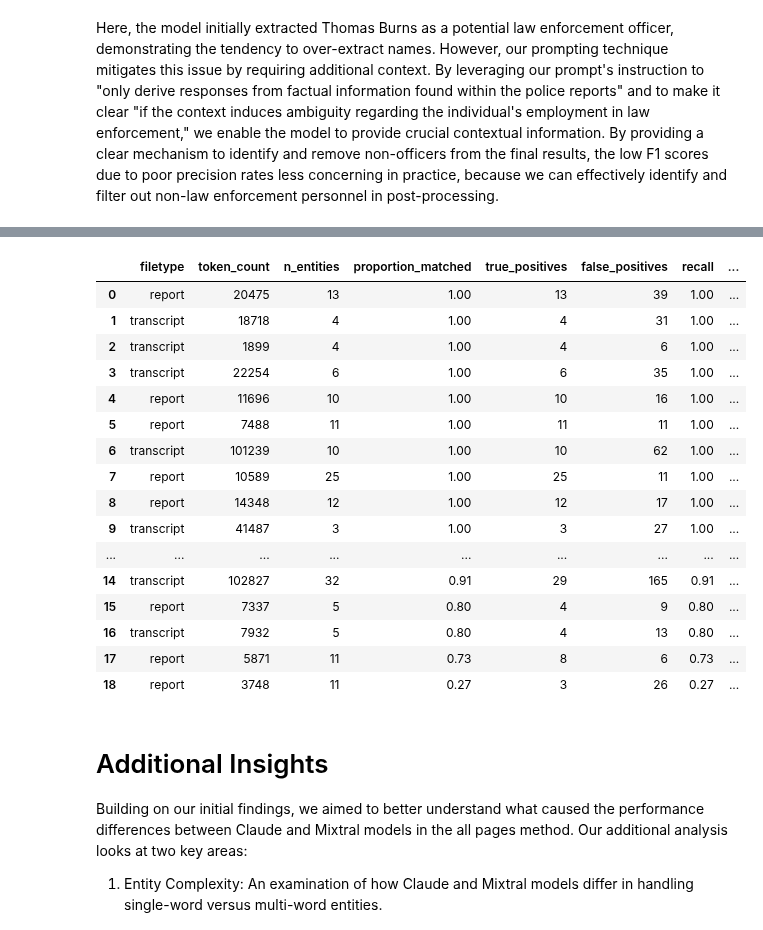
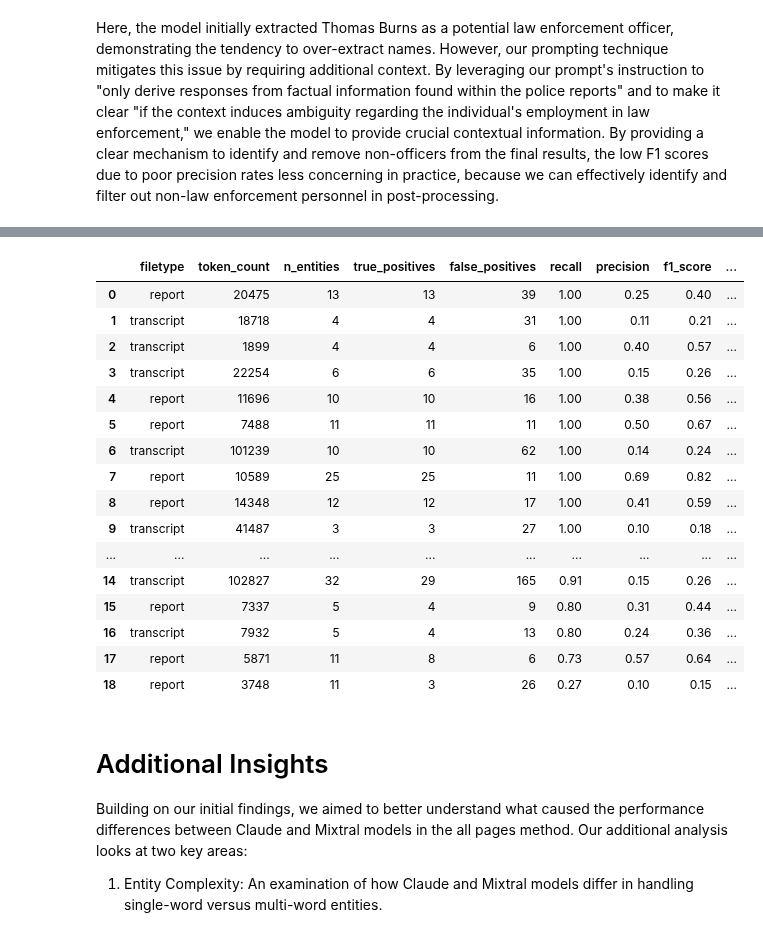
Before and after one commit to ipno-llead/US-IPNO-exonerations, a Jupyter notebook: write/HRDAG-tech-corner/blog-post-2/write/draft.ipynb, the cells around one changed output, grey strips where cells are left out. Cells and saved outputs as stored; diff of their text form; code cells hidden in the pictures.

```diff
--- a/write/HRDAG-tech-corner/blog-post-2/write/draft.ipynb
+++ b/write/HRDAG-tech-corner/blog-post-2/write/draft.ipynb
@@ -81,15 +81,15 @@ full = full.drop(columns=[
 full = full.rename(columns={"total_ground_truth": "n_entities"})
 frozen = pd.read_parquet("../data/frozen/results.parquet")
 assert full.equals(frozen), f"Results data do not match frozen/expected data."
+assert (df.proportion_matched == df.recall).all()
 
 # minor formatting of results
 index = ['model', 'analysis_type',]
 maincols = [
     'filetype',
     'token_count', 'n_entities',
-    'proportion_matched',
     'true_positives', 'false_positives',
-    'recall','precision',  'f1_score', 'f_beta_score',
+    'recall','precision', 'f1_score', 'f_beta_score',
     'matched_names', 'unmatched_names',
 ]
 main_windex = index + maincols
@@ -277,25 +278,25 @@ To put this in perspective, Claude 3 Haiku correctly identified 16 out of 17 ent
 While the dollar cost comparison is useful for illustrating the advantages of large language models, the true value lies in the dramatic reallocation of human time and effort away from menial tasks and towards more creative work. We consider the entity extraction task of the LLM to be "well-defined" and menial because it consists of answering the same questions over and over: (1) Is this text a name? (2) If so, what is the role of the named entity? A human could be expected to perform well at this task, but the same amount of effort could be more effective when applied to something more complex. For instance, reviewing the context of an officer's mention to assess whether their actions reveal bias against a client, or incorporating this case information with other case files featuring the same officer.
 # %%
 haiku_tbl = df[df.analysis_type.str.contains("allpages_haiku")]
-haiku_tbl[maincols].sort_values("proportion_matched", ascending=False).reset_index(drop=True)
+haiku_tbl[maincols].sort_values("recall", ascending=False).reset_index(drop=True)
 # %% [output]
-|  | filetype | token_count | n_entities | proportion_matched | true_positives | false_positives | recall | ... |
-| 0 | report | 20475 | 13 | 1.00 | 13 | 39 | 1.00 | ... |
-| 1 | transcript | 18718 | 4 | 1.00 | 4 | 31 | 1.00 | ... |
-| 2 | transcript | 1899 | 4 | 1.00 | 4 | 6 | 1.00 | ... |
-| 3 | transcript | 22254 | 6 | 1.00 | 6 | 35 | 1.00 | ... |
-| 4 | report | 11696 | 10 | 1.00 | 10 | 16 | 1.00 | ... |
-| 5 | report | 7488 | 11 | 1.00 | 11 | 11 | 1.00 | ... |
-| 6 | transcript | 101239 | 10 | 1.00 | 10 | 62 | 1.00 | ... |
-| 7 | report | 10589 | 25 | 1.00 | 25 | 11 | 1.00 | ... |
-| 8 | report | 14348 | 12 | 1.00 | 12 | 17 | 1.00 | ... |
-| 9 | transcript | 41487 | 3 | 1.00 | 3 | 27 | 1.00 | ... |
-| ... | ... | ... | ... | ... | ... | ... | ... | ... |
-| 14 | transcript | 102827 | 32 | 0.91 | 29 | 165 | 0.91 | ... |
-| 15 | report | 7337 | 5 | 0.80 | 4 | 9 | 0.80 | ... |
-| 16 | transcript | 7932 | 5 | 0.80 | 4 | 13 | 0.80 | ... |
-| 17 | report | 5871 | 11 | 0.73 | 8 | 6 | 0.73 | ... |
-| 18 | report | 3748 | 11 | 0.27 | 3 | 26 | 0.27 | ... |
+|  | filetype | token_count | n_entities | true_positives | false_positives | recall | precision | f1_score | ... |
+| 0 | report | 20475 | 13 | 13 | 39 | 1.00 | 0.25 | 0.40 | ... |
+| 1 | transcript | 18718 | 4 | 4 | 31 | 1.00 | 0.11 | 0.21 | ... |
+| 2 | transcript | 1899 | 4 | 4 | 6 | 1.00 | 0.40 | 0.57 | ... |
+| 3 | transcript | 22254 | 6 | 6 | 35 | 1.00 | 0.15 | 0.26 | ... |
+| 4 | report | 11696 | 10 | 10 | 16 | 1.00 | 0.38 | 0.56 | ... |
+| 5 | report | 7488 | 11 | 11 | 11 | 1.00 | 0.50 | 0.67 | ... |
+| 6 | transcript | 101239 | 10 | 10 | 62 | 1.00 | 0.14 | 0.24 | ... |
+| 7 | report | 10589 | 25 | 25 | 11 | 1.00 | 0.69 | 0.82 | ... |
+| 8 | report | 14348 | 12 | 12 | 17 | 1.00 | 0.41 | 0.59 | ... |
+| 9 | transcript | 41487 | 3 | 3 | 27 | 1.00 | 0.10 | 0.18 | ... |
+| ... | ... | ... | ... | ... | ... | ... | ... | ... | ... |
+| 14 | transcript | 102827 | 32 | 29 | 165 | 0.91 | 0.15 | 0.26 | ... |
+| 15 | report | 7337 | 5 | 4 | 9 | 0.80 | 0.31 | 0.44 | ... |
+| 16 | transcript | 7932 | 5 | 4 | 13 | 0.80 | 0.24 | 0.36 | ... |
+| 17 | report | 5871 | 11 | 8 | 6 | 0.73 | 0.57 | 0.64 | ... |
+| 18 | report | 3748 | 11 | 3 | 26 | 0.27 | 0.10 | 0.15 | ... |
 # %% [markdown]
 # Additional Insights <a class="anchor" id="xtra"></a>
 
```
Also changed, not shown: parts of 3 cells of this notebook.
